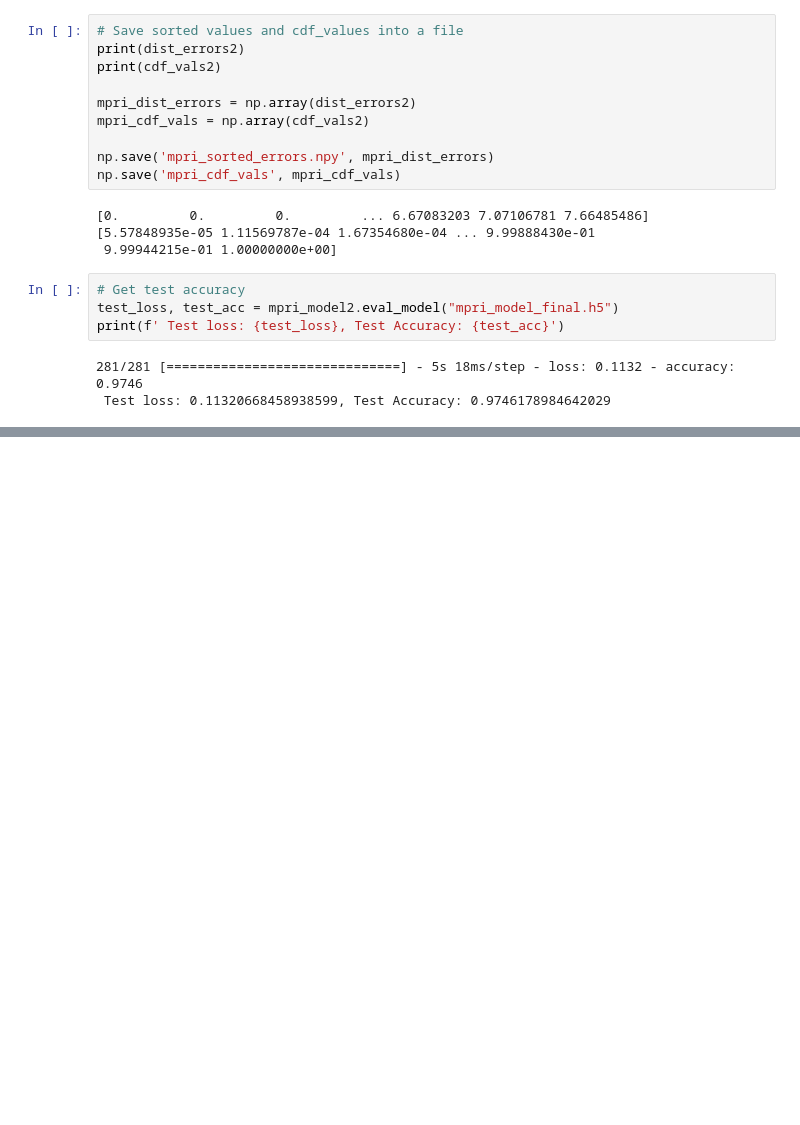
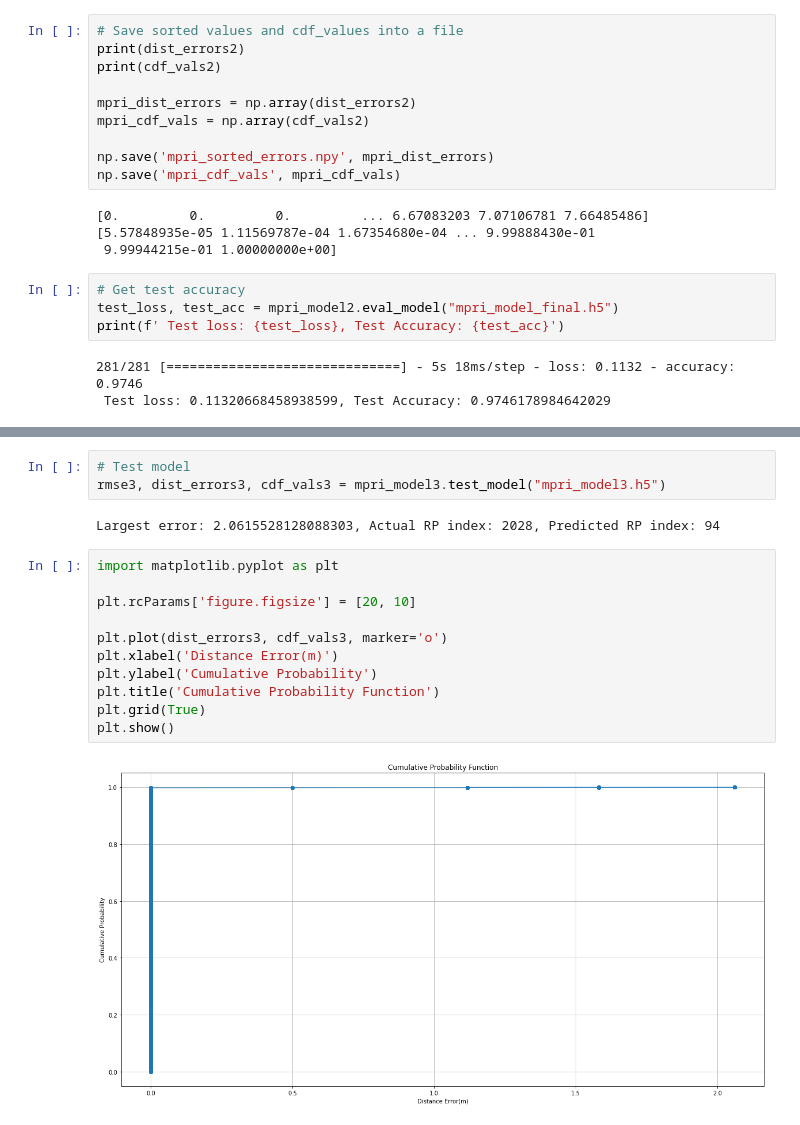
Before and after one commit to jinyangp/dso_localisation, a Jupyter notebook: mpri/mpri_final.ipynb, the cells around one changed output, grey strips where cells are left out. Cells and saved outputs as stored; diff of their text form; blank space fills up the shorter version.

```diff
--- a/mpri/mpri_final.ipynb
+++ b/mpri/mpri_final.ipynb
@@ -948,0 +1427,18 @@ print(f' Test loss: {test_loss}, Test Accuracy: {test_acc}')
+# %%
+# Test model
+rmse3, dist_errors3, cdf_vals3 = mpri_model3.test_model("mpri_model3.h5")
+# %% [output]
+Largest error: 2.0615528128088303, Actual RP index: 2028, Predicted RP index: 94
+# %%
+import matplotlib.pyplot as plt
+
+plt.rcParams['figure.figsize'] = [20, 10]
+
+plt.plot(dist_errors3, cdf_vals3, marker='o')
+plt.xlabel('Distance Error(m)')
+plt.ylabel('Cumulative Probability')
+plt.title('Cumulative Probability Function')
+plt.grid(True)
+plt.show()
+# %% [output]
+[figure, added]
```
Also changed, not shown: parts of 17 cells of this notebook, 1 other file.
